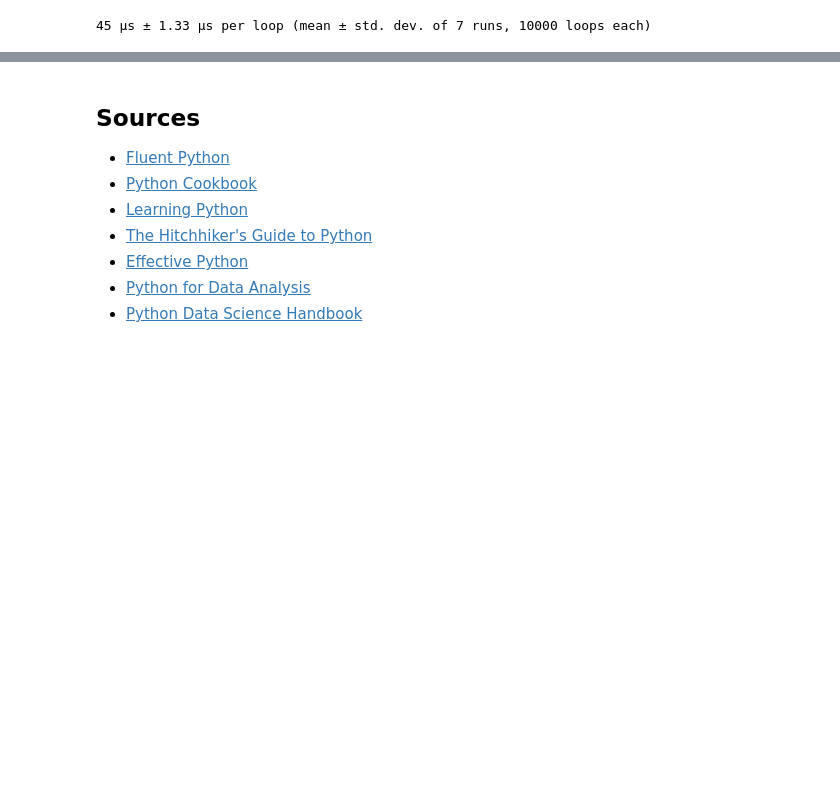
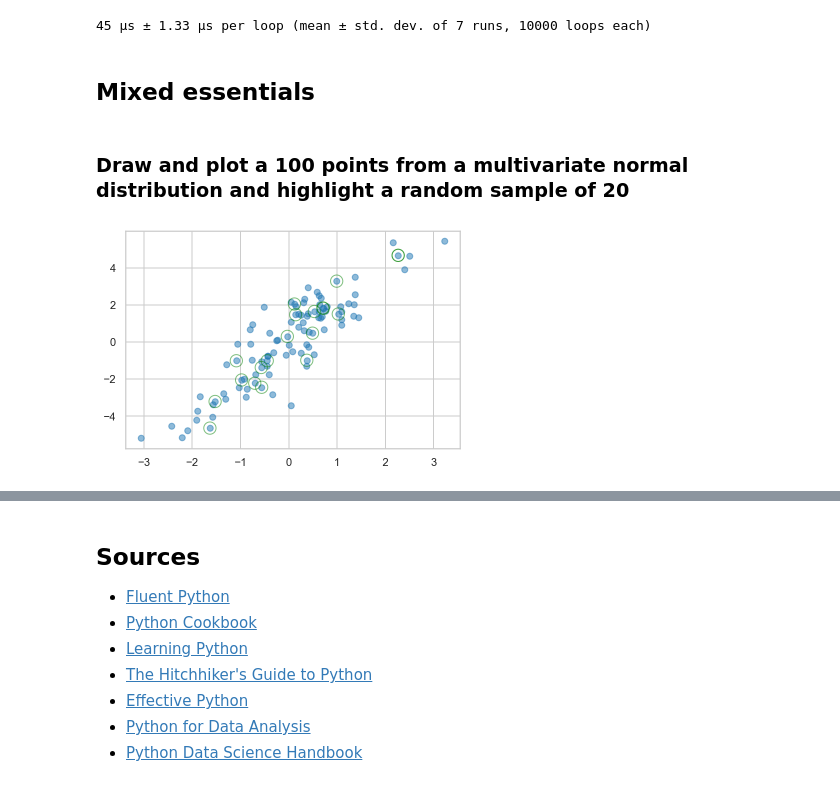
Before and after one commit to fabiangunzinger/blog, a Jupyter notebook: _notebooks/3000-12-01-essentials.ipynb, the cells around one changed output, grey strips where cells are left out. Cells and saved outputs as stored; diff of their text form; code cells hidden in the pictures; blank space fills up the shorter version.

```diff
--- a/_notebooks/3000-12-01-essentials.ipynb
+++ b/_notebooks/3000-12-01-essentials.ipynb
@@ -118,3 +100,19 @@ mylist, myrange = range(1000), np.arange(1000)
 %timeit functools.reduce(operator.add, mylist)
 # %% [output]
 45 µs ± 1.33 µs per loop (mean ± std. dev. of 7 runs, 10000 loops each)
+# %% [markdown]
+## Mixed essentials
+# %% [markdown]
+### Draw and plot a 100 points from a multivariate normal distribution and highlight a random sample of 20
+# %%
+rng = np.random.default_rng(2312)
+mean = [0, 0]
+cov = [[1, 2], [2, 5]]
+data = rng.multivariate_normal(mean, cov, size=100)
+sample = rng.choice(data, 20)
+
+fmt = dict(s=150, facecolor='none', edgecolor='green')
+plt.scatter(data[:,0], data[:,1], alpha=0.5)
+plt.scatter(sample[:,0], sample[:,1], alpha=0.5, **fmt);
+# %% [output]
+[figure, added]
```
Also changed, not shown: parts of 12 cells of this notebook.
